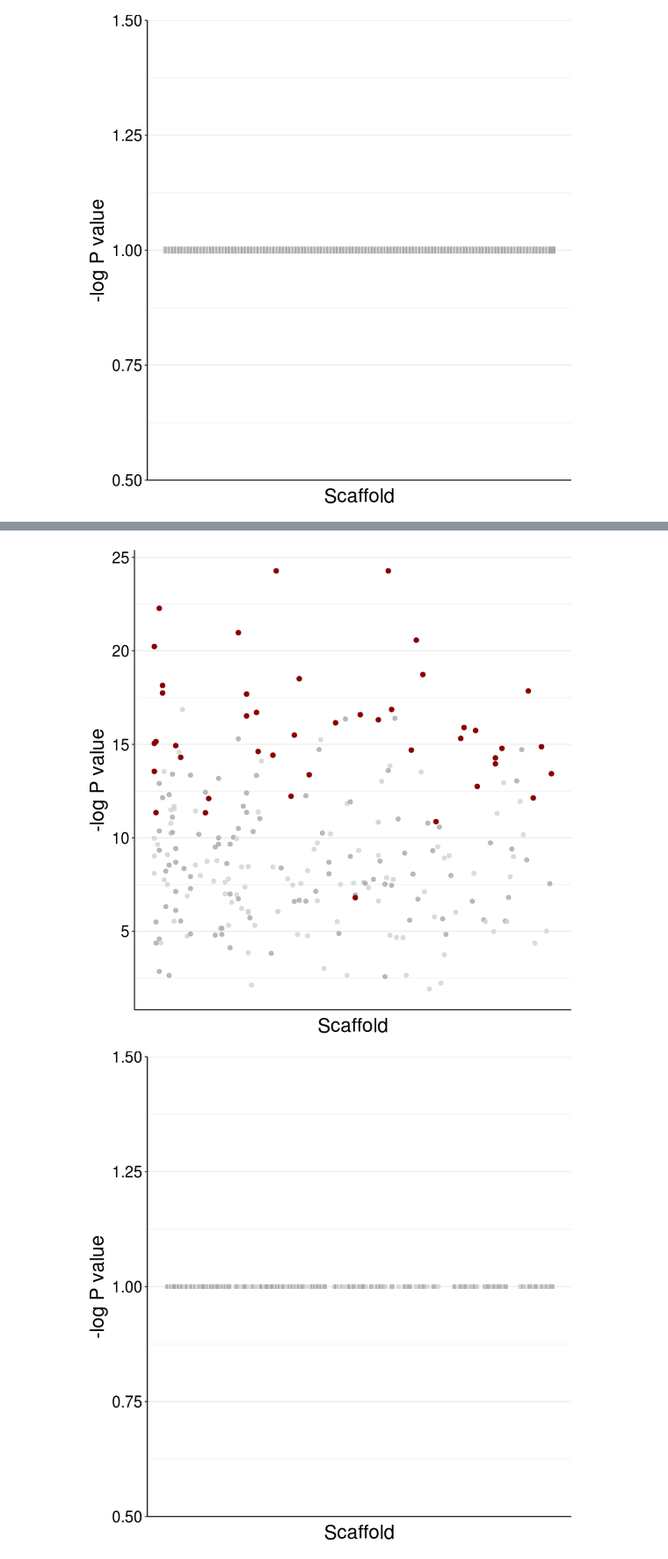
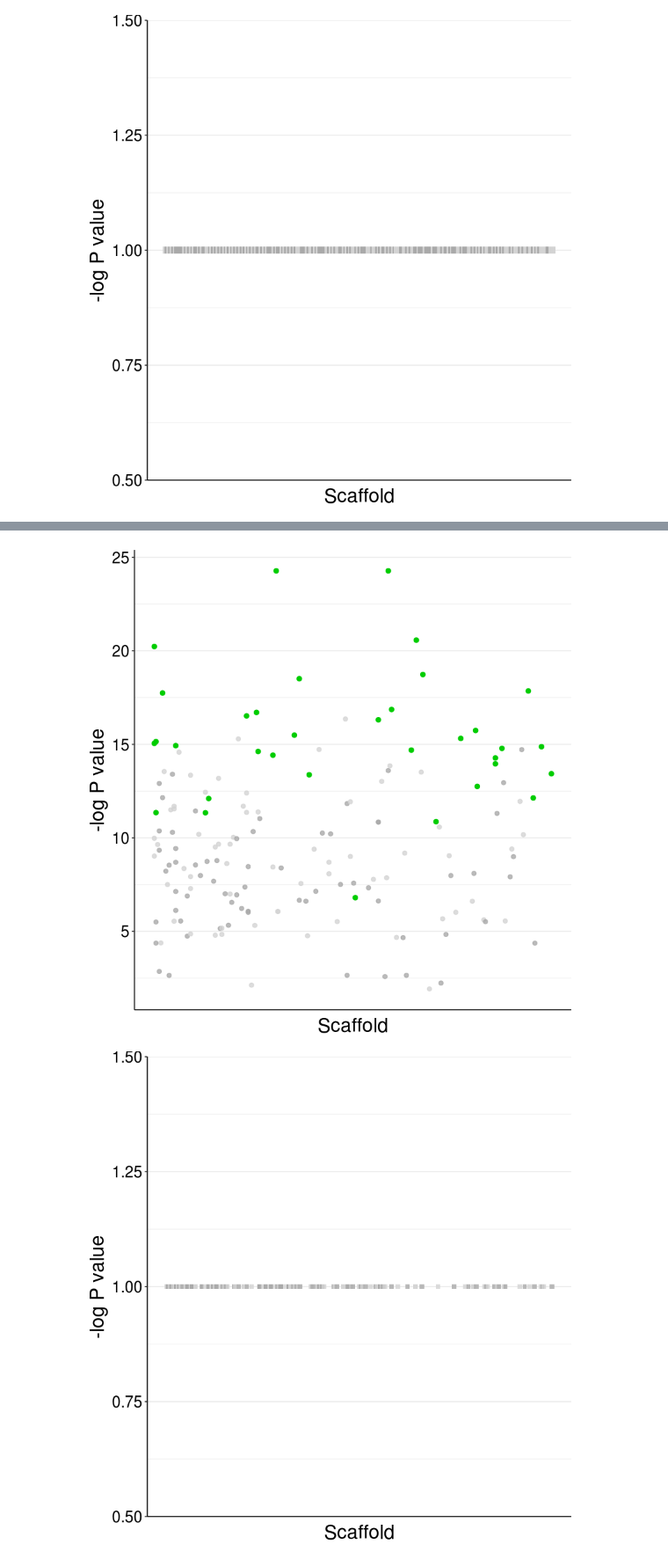
Before and after one commit to sagw/WNS_WGS, a Jupyter notebook: Notebooks/Angsd_all_SNP_graphs.ipynb, the cells around one changed output, grey strips where cells are left out. Shown at 88% size. Drawn from its saved outputs; the diff is of its cells as text; code cells hidden in the pictures.

```diff
--- a/Notebooks/Angsd_all_SNP_graphs.ipynb
+++ b/Notebooks/Angsd_all_SNP_graphs.ipynb
@@ -875,3 +653,5 @@ head(comPvaluesChrNJNY50)
 | 392 | 8292792 | GL429770 | A | T | 7.999992e-06 | 9.999990e-07 | 2.124122e-10 | 4 | 3.085198e-08 |
 | 235 | 2043530 | GL429885 | T | C | 9.999990e-07 | 1.599998e-05 | 4.137341e-10 | 5 | 3.856497e-08 |
 | 395 | 8507307 | GL429770 | A | C | 9.999990e-07 | 1.899998e-05 | 4.880441e-10 | 6 | 4.627797e-08 |
+# %%
+comPvaluesChrNJNY50_nr=merge(comPvaluesChrNJNY50, norepeats, by.x=c("Scaffold", "SNP"), by.y=c("Scaffold", "Position"))
@@ -878,5 +662,5 @@ head(comPvaluesChrNJNY50)
 # %%
-allpvals=comPvaluesChrNJNY50[,c("rank", "Scaffold", "SNP", "Comp")]
+allpvals=comPvaluesChrNJNY50_nr[,c("rank", "Scaffold", "SNP", "Comp")]
 # %%
 colnames(allpvals)=c("CumBP","Scaf", "BP", "P")
 # %%
@@ -907,3 +701,4 @@ head(allpvalssnpout)
 # %%
-allpvalsmafsout=merge(njeusnpsAll, allpvalssnpout, by.x=c("Scaffold", "Position"), by.y=c("Scaf", "BP"))
+allpvalsmafsout=merge(njnyeusnpAll, allpvalssnpout, by.x=c("Scaffold", "Position"), by.y=c("Scaf", "BP"))
+#allpvalsmafs=merge(njnyeusnpAll, allpvalssnp, by.x=c("Scaffold", "Position"), by.y=c("Scaf", "BP"))
 # %%
@@ -965,5 +712,5 @@ NROW(allpvalsmafs)
 # %%
-neg=allpvalssnpout[allpvalssnpout$BP %in% allpvalsmafsout[allpvalsmafsout$diff<0,]$Position,]
+neg=allpvalssnpout[allpvalssnpout$BP %in% allpvalsmafsout[allpvalsmafsout$diff.x<0,]$Position,]
 # %%
 NROW(neg)
 # %% [output]
@@ -1068,18 +827,18 @@ ggsave("/local/home/sarahgw/WGS/SNPS/All_mylu/plots/sigSNPsoutPvalsNeg_scaf.pdf"
 # %%
 ggplot(neg, aes(x=CHR, y=-log(P))) +
     geom_point(aes(color=as.factor(CHR)), alpha=0.8, size=1.8) +
  scale_color_manual(values = rep(c("lightgrey", "darkgrey"), 244 ))+
-   geom_point(data=subset(neg, SNP==1), color="darkred", size=2) +
+   geom_point(data=subset(neg, SNP==1), color="green3", size=2) +
     theme_bw() +
 xlab("Scaffold")+
     ylab("-log P value")+
 theme(legend.position="none", panel.border = element_blank(),
           panel.grid.major.x = element_blank(),
           panel.grid.minor.x = element_blank(),
           axis.text.x=element_blank(),
           axis.ticks.x=element_blank(), axis.line=element_line(color="black"), axis.text=element_text(color="black"),
           text = element_text(size=20)
      )
 # %% [output]
-[figure, old version]
+[figure, new version]
 # %%
```
Also changed, not shown: parts of 159 cells of this notebook.
